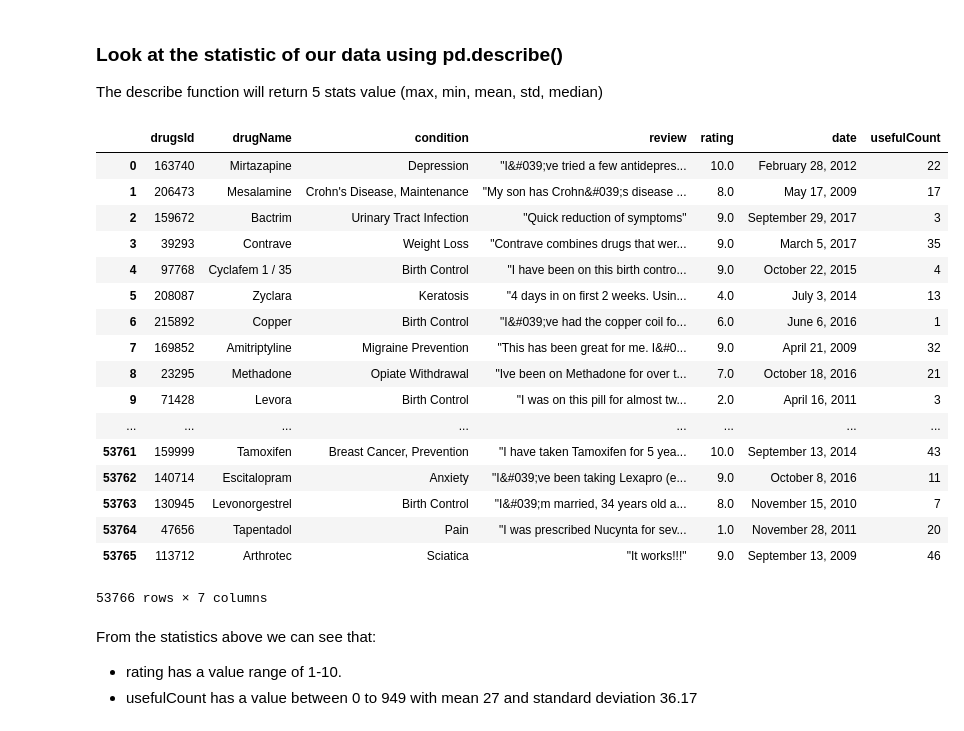
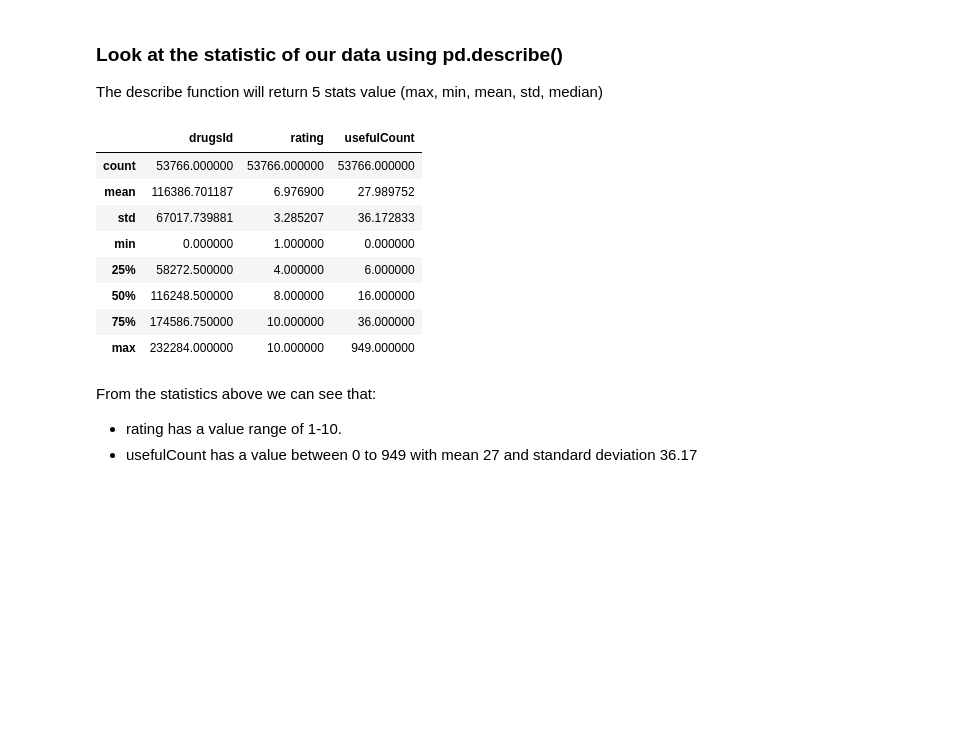
Before and after one commit to nikolausn/Data_Cleaning_Python_Exercise, a Jupyter notebook: Data Cleaning Exercise in Python.ipynb, the cells around one changed output. Saved outputs shown, nothing was run; the diff lists cells and outputs as text; code cells hidden in the pictures; blank space fills up the shorter version.

```diff
--- a/Data Cleaning Exercise in Python.ipynb
+++ b/Data Cleaning Exercise in Python.ipynb
@@ -61,6 +61,7 @@ drugs_pd.head(10)
 The first column is not named correctly, It looks like it should refer to drugsId. Rename the first column to drugsId
 # %%
 drugs_pd.columns.set_value(drugs_pd.columns.values,"Unnamed: 0","drugsId")
+drugs_pd = drugs_pd.reset_index(drop=True)
 # %%
 drugs_pd.head(10)
 # %% [output]
@@ -79,26 +80,17 @@ drugs_pd.head(10)
 ###  Look at the statistic of our data using pd.describe()
 The describe function will return 5 stats value (max, min, mean, std, median)
 # %%
-drugs_pd
+drugs_pd.describe()
 # %% [output]
-|  | drugsId | drugName | condition | review | rating | date | usefulCount |
-| 0 | 163740 | Mirtazapine | Depression | "I&#039;ve tried a few antidepres... | 10.0 | February 28, 2012 | 22 |
-| 1 | 206473 | Mesalamine | Crohn's Disease, Maintenance | "My son has Crohn&#039;s disease ... | 8.0 | May 17, 2009 | 17 |
-| 2 | 159672 | Bactrim | Urinary Tract Infection | "Quick reduction of symptoms" | 9.0 | September 29, 2017 | 3 |
-| 3 | 39293 | Contrave | Weight Loss | "Contrave combines drugs that wer... | 9.0 | March 5, 2017 | 35 |
-| 4 | 97768 | Cyclafem 1 / 35 | Birth Control | "I have been on this birth contro... | 9.0 | October 22, 2015 | 4 |
-| 5 | 208087 | Zyclara | Keratosis | "4 days in on first 2 weeks. Usin... | 4.0 | July 3, 2014 | 13 |
-| 6 | 215892 | Copper | Birth Control | "I&#039;ve had the copper coil fo... | 6.0 | June 6, 2016 | 1 |
-| 7 | 169852 | Amitriptyline | Migraine Prevention | "This has been great for me. I&#0... | 9.0 | April 21, 2009 | 32 |
-| 8 | 23295 | Methadone | Opiate Withdrawal | "Ive been on Methadone for over t... | 7.0 | October 18, 2016 | 21 |
-| 9 | 71428 | Levora | Birth Control | "I was on this pill for almost tw... | 2.0 | April 16, 2011 | 3 |
-| ... | ... | ... | ... | ... | ... | ... | ... |
-| 53761 | 159999 | Tamoxifen | Breast Cancer, Prevention | "I have taken Tamoxifen for 5 yea... | 10.0 | September 13, 2014 | 43 |
-| 53762 | 140714 | Escitalopram | Anxiety | "I&#039;ve been taking Lexapro (e... | 9.0 | October 8, 2016 | 11 |
-| 53763 | 130945 | Levonorgestrel | Birth Control | "I&#039;m married, 34 years old a... | 8.0 | November 15, 2010 | 7 |
-| 53764 | 47656 | Tapentadol | Pain | "I was prescribed Nucynta for sev... | 1.0 | November 28, 2011 | 20 |
-| 53765 | 113712 | Arthrotec | Sciatica | "It works!!!" | 9.0 | September 13, 2009 | 46 |
+|  | drugsId | rating | usefulCount |
+| count | 53766.000000 | 53766.000000 | 53766.000000 |
+| mean | 116386.701187 | 6.976900 | 27.989752 |
+| std | 67017.739881 | 3.285207 | 36.172833 |
+| min | 0.000000 | 1.000000 | 0.000000 |
+| 25% | 58272.500000 | 4.000000 | 6.000000 |
+| 50% | 116248.500000 | 8.000000 | 16.000000 |
+| 75% | 174586.750000 | 10.000000 | 36.000000 |
+| max | 232284.000000 | 10.000000 | 949.000000 |
-53766 rows × 7 columns
 # %% [markdown]
 From the statistics above we can see that:
 - rating has a value range of 1-10.
```
Also changed, not shown: parts of 3 cells of this notebook.
